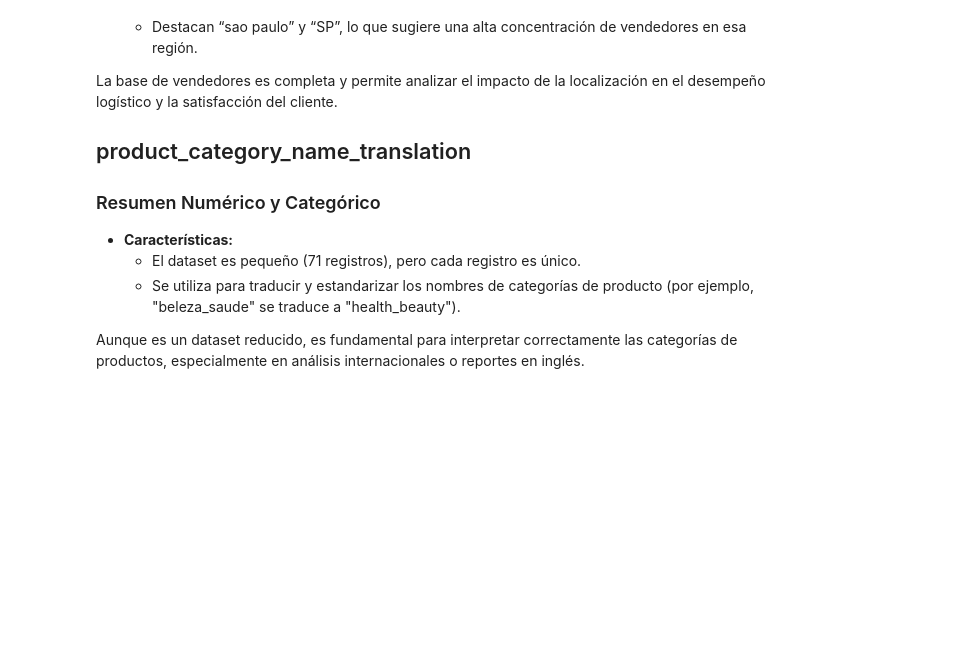
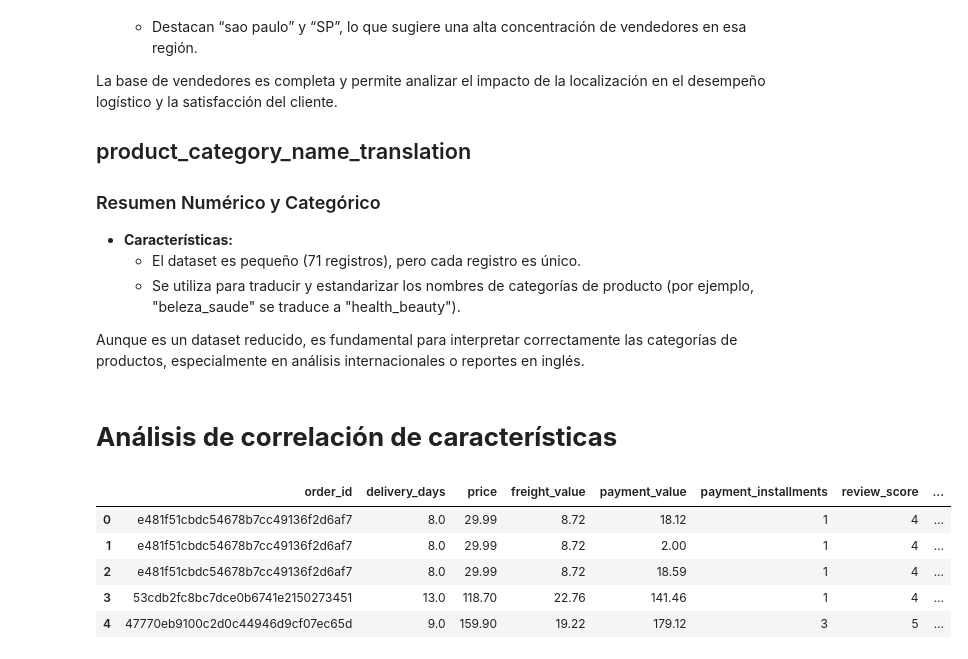
Before and after one commit to Ctribsz/ProyectoFinal-DM, a Jupyter notebook: finalProject.ipynb, the cells around one changed output. Saved outputs shown, nothing was run; the diff lists cells and outputs as text; code cells hidden in the pictures; blank space fills up the shorter version.

```diff
--- a/finalProject.ipynb
+++ b/finalProject.ipynb
@@ -476,3 +486,37 @@ La base de vendedores es completa y permite analizar el impacto de la localizaci
   - Se utiliza para traducir y estandarizar los nombres de categorías de producto (por ejemplo, "beleza_saude" se traduce a "health_beauty").
 
 Aunque es un dataset reducido, es fundamental para interpretar correctamente las categorías de productos, especialmente en análisis internacionales o reportes en inglés.
+# %% [markdown]
+# **Análisis de correlación de características**
+# %%
+import pandas as pd
+
+# Convertimos fechas
+df_orders["order_purchase_timestamp"] = pd.to_datetime(df_orders["order_purchase_timestamp"])
+df_orders["order_delivered_customer_date"] = pd.to_datetime(df_orders["order_delivered_customer_date"])
+
+# Creamos columna: delivery_days
+df_orders["delivery_days"] = (df_orders["order_delivered_customer_date"] - df_orders["order_purchase_timestamp"]).dt.days
+
+# Merge secuencial por 'order_id'
+df = df_orders[["order_id", "delivery_days"]].dropna()
+df = df.merge(df_order_items[["order_id", "price", "freight_value"]], on="order_id", how="inner")
+df = df.merge(df_order_payments[["order_id", "payment_value", "payment_installments"]], on="order_id", how="inner")
+df = df.merge(df_order_reviews[["order_id", "review_score"]], on="order_id", how="inner")
+
+# Merge con products (usando product_id, hay que pasar por order_items)
+df = df.merge(df_order_items[["order_id", "product_id"]], on="order_id", how="inner")
+df = df.merge(df_products[["product_id", "product_photos_qty", "product_weight_g"]], on="product_id", how="inner")
+
+# Eliminar duplicados por si acaso
+df = df.drop_duplicates()
+
+# Visualizar las primeras filas
+df.head()
+# %% [output]
+|  | order_id | delivery_days | price | freight_value | payment_value | payment_installments | review_score | ... |
+| 0 | e481f51cbdc54678b7cc49136f2d6af7 | 8.0 | 29.99 | 8.72 | 18.12 | 1 | 4 | ... |
+| 1 | e481f51cbdc54678b7cc49136f2d6af7 | 8.0 | 29.99 | 8.72 | 2.00 | 1 | 4 | ... |
+| 2 | e481f51cbdc54678b7cc49136f2d6af7 | 8.0 | 29.99 | 8.72 | 18.59 | 1 | 4 | ... |
+| 3 | 53cdb2fc8bc7dce0b6741e2150273451 | 13.0 | 118.70 | 22.76 | 141.46 | 1 | 4 | ... |
+| 4 | 47770eb9100c2d0c44946d9cf07ec65d | 9.0 | 159.90 | 19.22 | 179.12 | 3 | 5 | ... |
```
Also changed, not shown: parts of 4 cells of this notebook.
